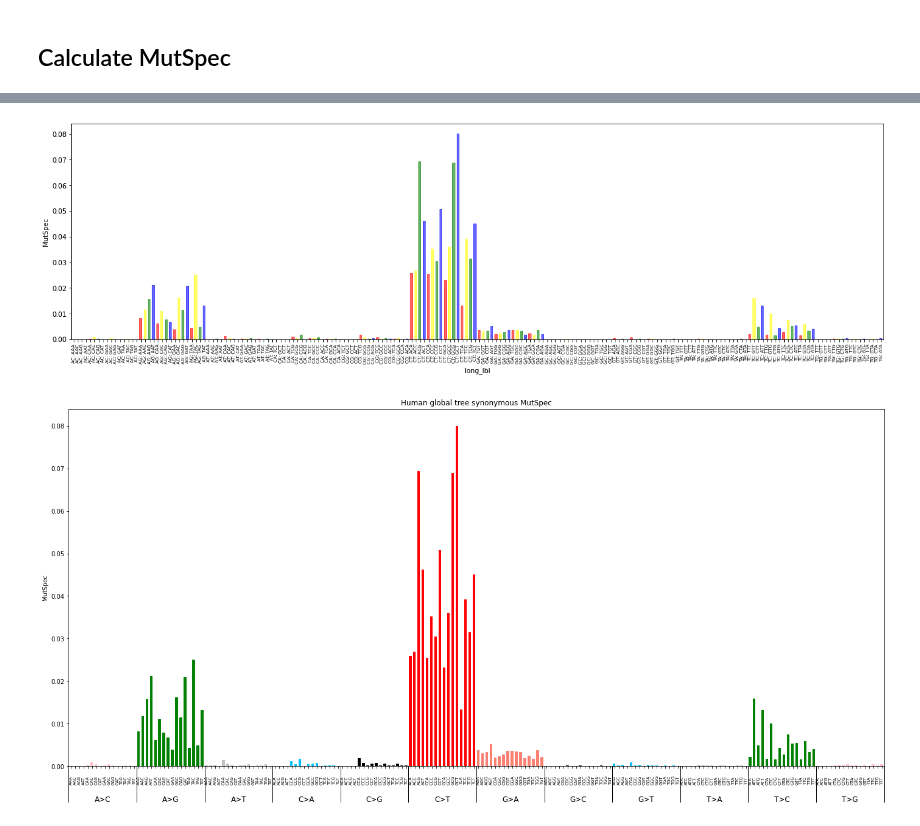
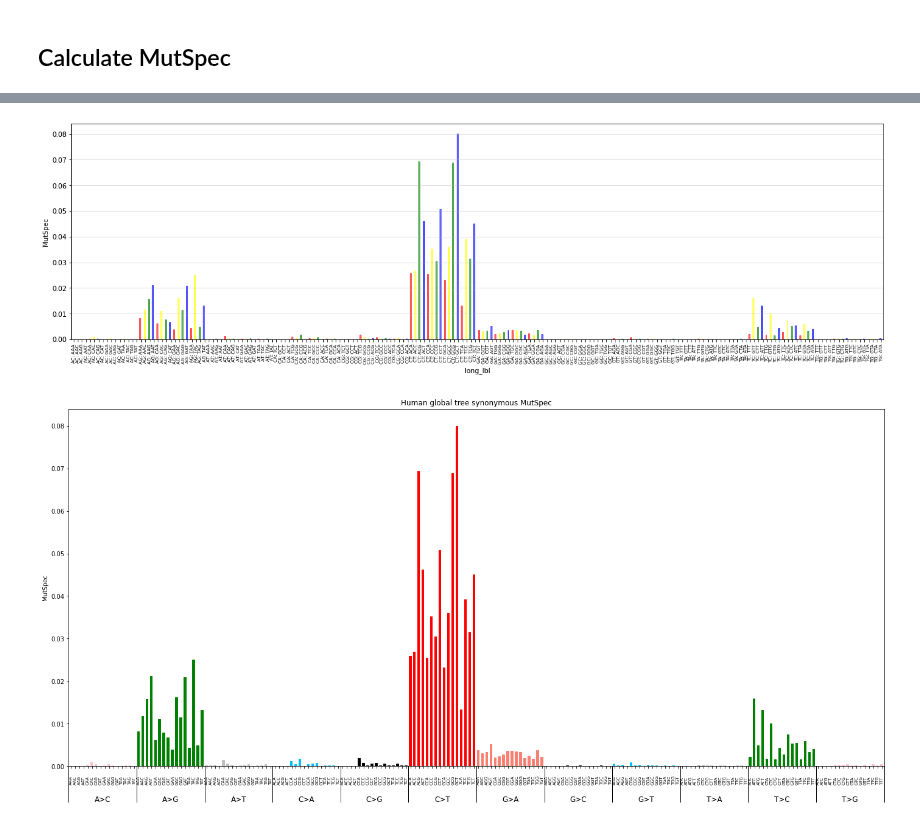
Before and after one commit to mitoclub/mtdnaMutSpecOfCancers, a Jupyter notebook: notebooks/human_global_tree_muts_EDA.ipynb, the cells around one changed output, grey strips where cells are left out. Drawn from its saved outputs; the diff is of its cells as text; code cells hidden in the pictures.

```diff
--- a/notebooks/human_global_tree_muts_EDA.ipynb
+++ b/notebooks/human_global_tree_muts_EDA.ipynb
@@ -246,0 +250,3 @@ Name: Mut, dtype: int64
+# %%
+muts_filtered = pd.read_csv("../data/interim/mutations_syn.csv")
+muts_filtered.head(2)
@@ -346,7 +354,7 @@ ms12.sort_values("Mut", inplace=True)
 ms12.to_csv("../data/mutspecs_human_global_tree/human_global_tree_mutspec12syn.csv", index=None)
 ms192.to_csv("../data/mutspecs_human_global_tree/human_global_tree_mutspec192syn.csv", index=None)
 # %%
-ms12 = pd.read_csv("../data/mutspecs_human_global_tree/human_global_tree_mutspec12syn.csv")
-ms192 = pd.read_csv("../data/mutspecs_human_global_tree/human_global_tree_mutspec192syn.csv")
+# ms12 = pd.read_csv("../data/mutspecs_human_global_tree/human_global_tree_mutspec12syn.csv")
+# ms192 = pd.read_csv("../data/mutspecs_human_global_tree/human_global_tree_mutspec192syn.csv")
 # %%
 plot_mutspec12(ms12, title="Human global tree synonymous MutSpec",   savepath="../data/mutspecs_human_global_tree/human_global_tree_mutspec12syn.pdf")
@@ -361,31 +369,33 @@ ms192["long_lbl"] = ms192.Mut.str.get(2) + ms192.Mut.str.get(4) + ": " + ms192.M
 # %%
 from mutspec.utils.constants import ordered_sbs192
 
 
 def coloring192():
     colors = "red yellow green blue".split()
     while True:
         for clr in colors:
             yield clr
 
 
 fig = plt.figure(figsize=(22, 6))
 ax = fig.add_subplot(111)
+ax.grid(axis="y", alpha=.7, linewidth=0.5)
 sns.barplot(
     x="long_lbl", y="MutSpec", data=ms192,
     order=[x[2] + x[4] + ": " + x[0] + x[2] + x[-1] for x in ordered_sbs192],
     errwidth=1, ax=fig.gca()
 )
 # ax.legend().remove()
 plt.xticks(rotation=90, fontsize=7)
 # map colors to bars
 for bar, clr in zip(ax.patches, coloring192()):
     bar.set_color(clr)
     bar.set_alpha(alpha=0.6)
-    bar.set_width(0.5)
+    bar.set_width(0.3)
+plt.savefig("../figures/hgt_syn192.jpg", dpi=300)
 plt.show()
 # %% [output]
-[figure, old version]
+[figure, new version]
 # %%
 plot_mutspec192(ms192, title="Human global tree synonymous MutSpec")
 # %% [output]
```
Also changed, not shown: parts of 8 cells of this notebook, 12 other files.
